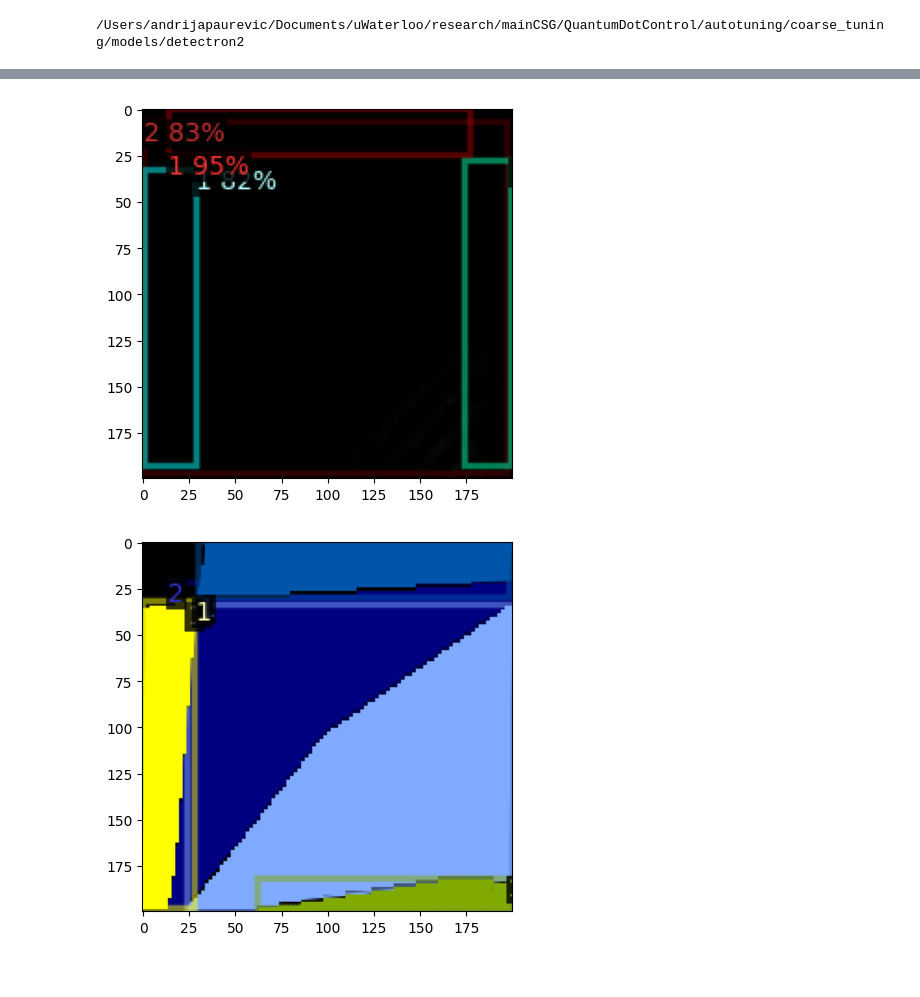
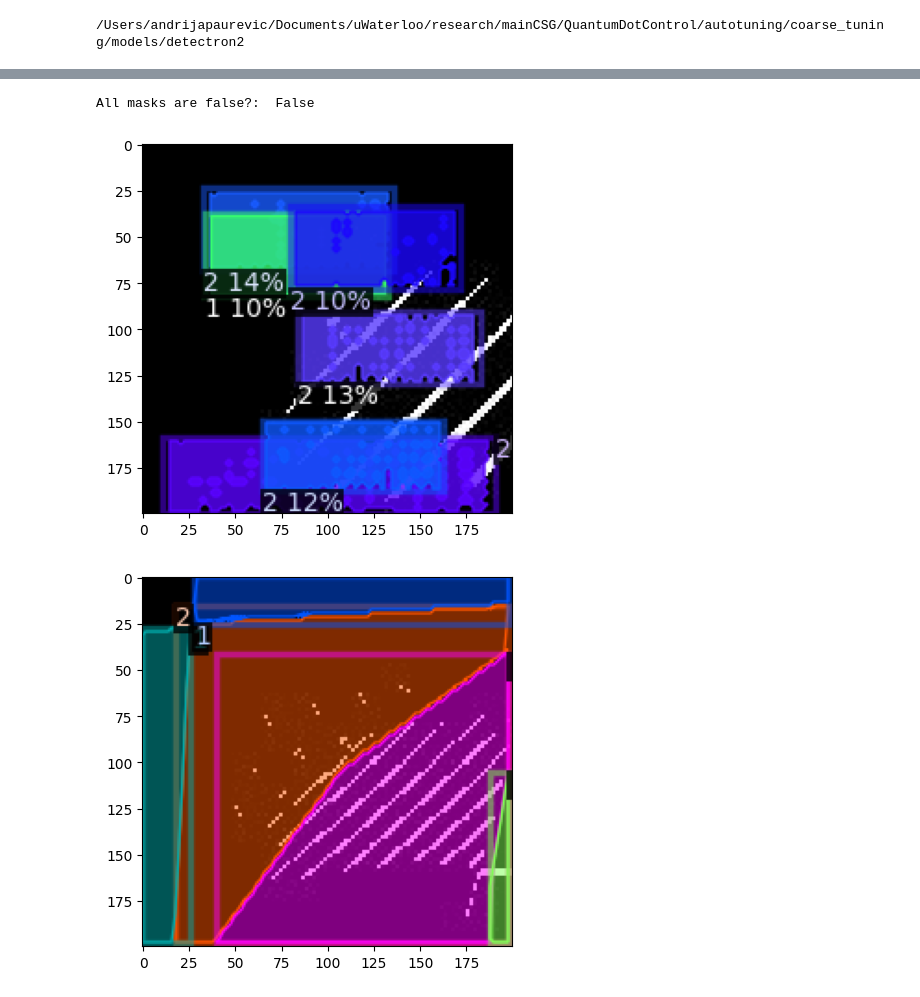
Before and after one commit to mainCSG/QuantumDotControl, a Jupyter notebook: autotuning/coarse_tuning/models/detectron2/QDAutotuning_Detectron2.ipynb, the cells around one changed output, grey strips where cells are left out. Saved outputs shown, nothing was run; the diff lists cells and outputs as text; code cells hidden in the pictures.

```diff
--- a/autotuning/coarse_tuning/models/detectron2/QDAutotuning_Detectron2.ipynb
+++ b/autotuning/coarse_tuning/models/detectron2/QDAutotuning_Detectron2.ipynb
@@ -347,14 +455,19 @@ csd_metadata = MetadataCatalog.get("csd_train")
 # %%
 dataset_dicts = get_csd_dicts("csd/train")
 # print(dataset_dicts)
+# from detectron2.utils.visualizer import Visualizer
 from PIL import Image
 import logging
 logging.getLogger('matplotlib.font_manager').disabled = True
-
+import matplotlib.cm as cm
+from matplotlib.pyplot import subplots
 for d in random.sample(dataset_dicts, 5):
     img = cv2.imread(d["file_name"])
-    visualizer = Visualizer(img[:, :, ::-1], metadata=csd_metadata, scale=1)
+    visualizer = Visualizer(img[:, :, ::-1], metadata=csd_metadata, scale=3, instance_mode=ColorMode.SEGMENTATION)
     out = visualizer.draw_dataset_dict(d)
-    plt.imshow(out.get_image()[:, :, ::-1])
-    plt.show()
+    fig, ax = subplots(figsize=(5, 5))
+    ax.imshow(out.get_image()[:,:,::-1])
+
+    # plt.imshow()
+    # plt.show()
 # %% [output]
@@ -367,19 +480,20 @@ for d in random.sample(dataset_dicts, 5):
 from detectron2.engine import DefaultTrainer
 
 cfg = get_cfg()
-
 cfg.merge_from_file(model_zoo.get_config_file("COCO-InstanceSegmentation/mask_rcnn_R_50_FPN_3x.yaml"))
-cfg.MODEL.DEVICE = "cpu"
 cfg.DATASETS.TRAIN = ("csd_train",)
 cfg.DATASETS.TEST = ()
-cfg.DATALOADER.NUM_WORKERS = 2
-cfg.MODEL.WEIGHTS = model_zoo.get_checkpoint_url("COCO-InstanceSegmentation/mask_rcnn_R_50_FPN_3x.yaml")  # Let training initialize from model zoo
-cfg.SOLVER.IMS_PER_BATCH = 5  # This is the real "batch size" commonly known to deep learning people
+cfg.MODEL.DEVICE = "cpu"
+
+cfg.DATALOADER.NUM_WORKERS = 0
+# cfg.MODEL.WEIGHTS = model_zoo.get_checkpoint_url("COCO-InstanceSegmentation/mask_rcnn_R_50_FPN_3x.yaml")  # Let training initialize from model zoo
+cfg.SOLVER.IMS_PER_BATCH = 32  # This is the real "batch size" commonly known to deep learning people
 cfg.SOLVER.BASE_LR = 0.00025  # pick a good LR
-cfg.SOLVER.MAX_ITER = 300   # 300 iterations seems good enough for this toy dataset; you will need to train longer for a practical dataset
+cfg.SOLVER.MAX_ITER = 300 # 300 iterations seems good enough for this toy dataset; you will need to train longer for a practical dataset
 cfg.SOLVER.STEPS = []        # do not decay learning rate
 cfg.MODEL.ROI_HEADS.BATCH_SIZE_PER_IMAGE = 128   # The "RoIHead batch size". 128 is faster, and good enough for this toy dataset (default: 512)
-cfg.MODEL.ROI_HEADS.NUM_CLASSES = 3  #
+cfg.MODEL.ROI_HEADS.NUM_CLASSES = 3  # only has one class (ballon). (see https://detectron2.readthedocs.io/tutorials/datasets.html#update-the-config-for-new-datasets)
+# NOTE: this config means the number of classes, but a few popular unofficial tutorials incorrect uses num_classes+1 here.
 
 os.makedirs(cfg.OUTPUT_DIR, exist_ok=True)
 trainer = DefaultTrainer(cfg)
@@ -436,6 +539,6 @@ Saving checkpoint to ./output/model_final.pth
 # Inference should use the config with parameters that are used in training
 # cfg now already contains everything we've set previously. We changed it a little bit for inference:
 cfg.MODEL.WEIGHTS = os.path.join(cfg.OUTPUT_DIR, "model_final.pth")  # path to the model we just trained
-cfg.MODEL.ROI_HEADS.SCORE_THRESH_TEST = 0.8   # set a custom testing threshold
+cfg.MODEL.ROI_HEADS.SCORE_THRESH_TEST = 0.1   # set a custom testing threshold
 predictor = DefaultPredictor(cfg)
 # %% [output]
@@ -444,26 +547,35 @@ predictor = DefaultPredictor(cfg)
 # %%
 
 from detectron2.utils.visualizer import ColorMode
 dataset_dicts = get_csd_dicts("csd/val")
 for d in random.sample(dataset_dicts, 1):
     im = cv2.imread(d["file_name"])
     outputs = predictor(im)  # format is documented at https://detectron2.readthedocs.io/tutorials/models.html#model-output-format
 
     v = Visualizer(im[:, :, ::-1],
                    metadata=csd_metadata,
                    scale=2,    # remove the colors of unsegmented pixels. This option is only available for segmentation models
+                   instance_mode=ColorMode.SEGMENTATION   # remove the colors of unsegmented pixels
     )
+
+    print("All masks are false?: ", np.all(outputs["instances"].pred_masks.numpy()==False))
+
+
     out = v.draw_instance_predictions(outputs["instances"].to("cpu"))
-    plt.imshow(out.get_image()[:, :, ::-1])
+    plt.imshow(out.get_image())
     plt.show()
 
+    plt.cla()
+    plt.clf()
+    plt.close()
     visualizer = Visualizer(img[:, :, ::-1], metadata=csd_metadata, scale=2)
     out = visualizer.draw_dataset_dict(d)
-    plt.imshow(out.get_image()[:, :, ::-1])
+    plt.imshow(out.get_image()[:, :, ::-1],cmap=cm.summer)
     plt.show()
 # %% [output]
+All masks are false?:  False
-[figure, old version]
+[figure, new version]
-[figure, old version]
+[figure, new version]
 # %%
 from detectron2.evaluation import COCOEvaluator, inference_on_dataset
 from detectron2.data import build_detection_test_loader
```
Also changed, not shown: parts of 12 cells of this notebook, 1 other file.
